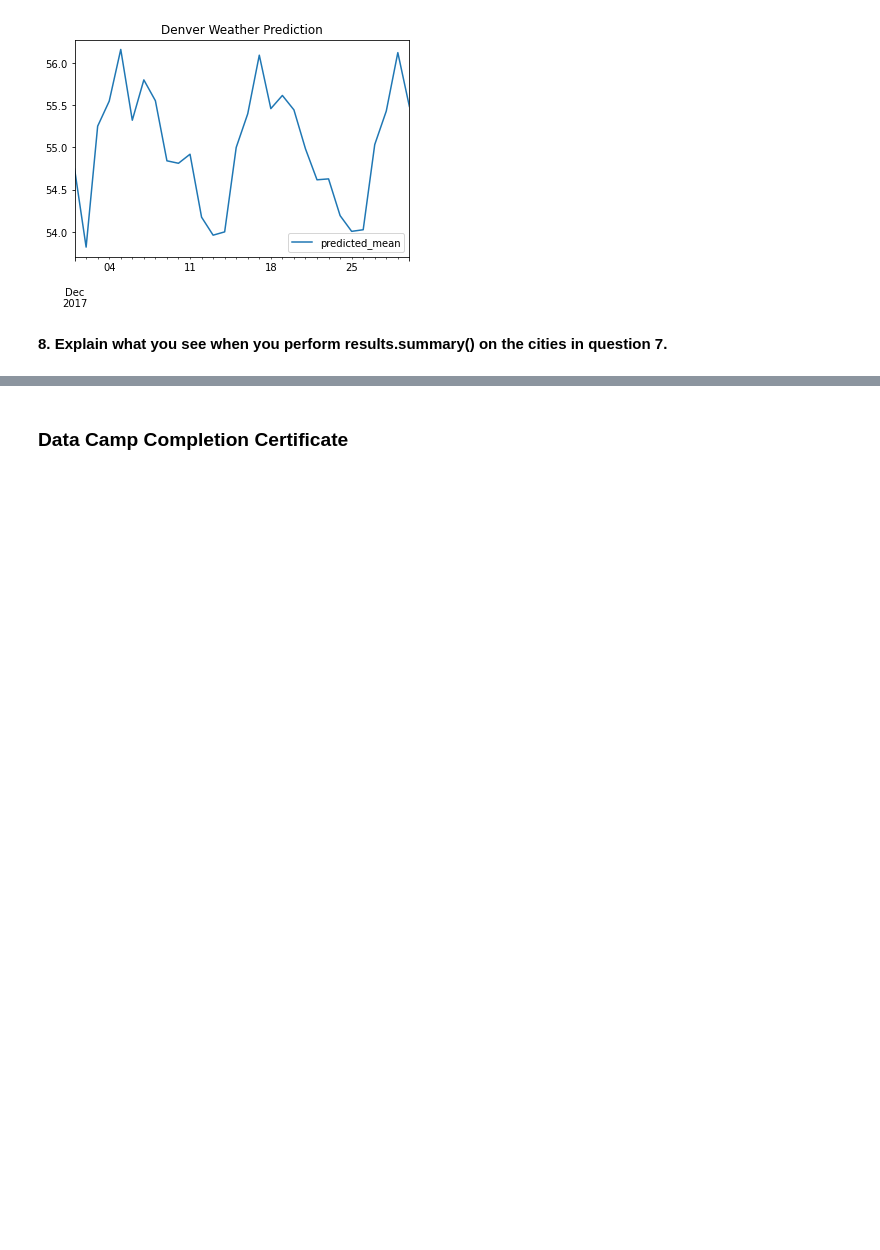
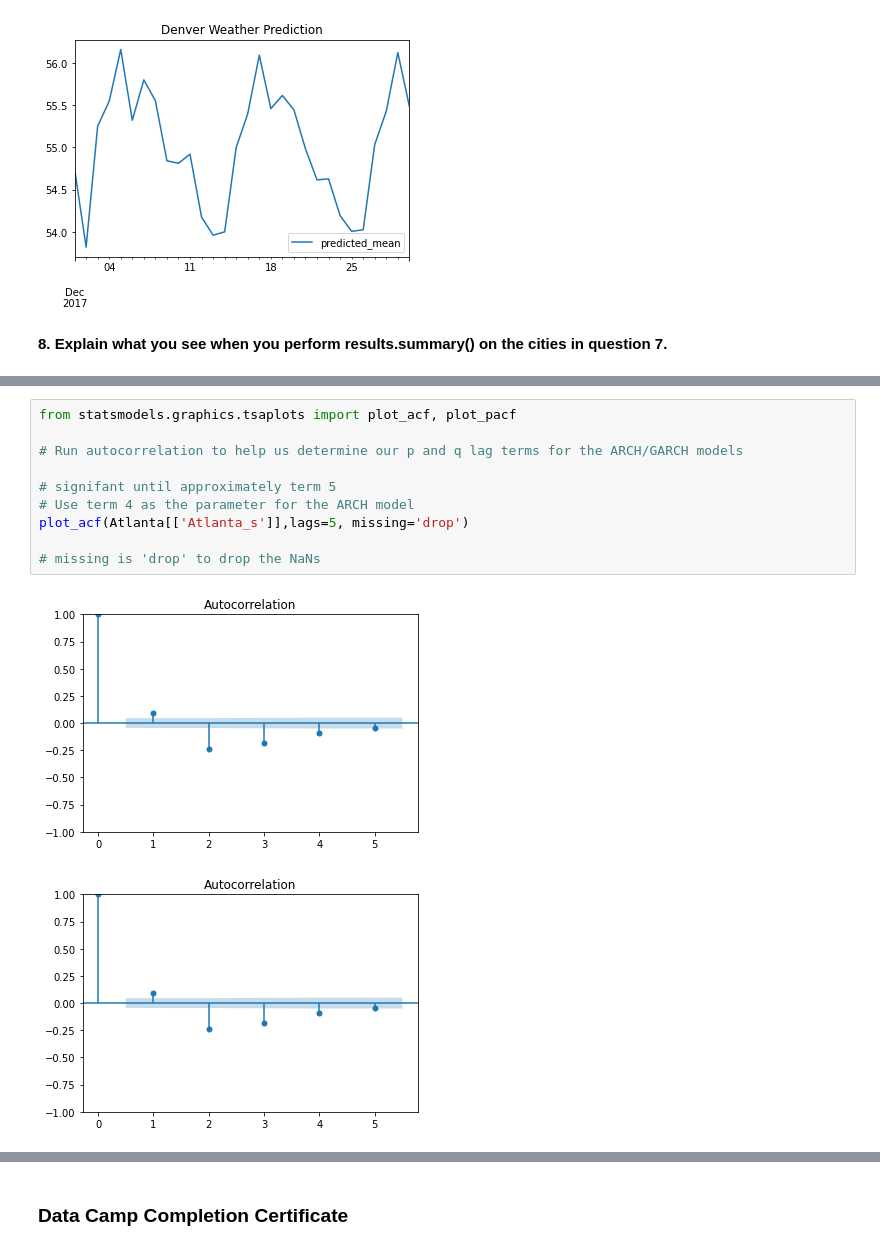
Before and after one commit to artolon/HW11-Time-Series, a Jupyter notebook: Homework11 - Time Series Analysis.ipynb, the cells around one changed output, grey strips where cells are left out. Cells and saved outputs as stored; diff of their text form; blank space fills up the shorter version.

```diff
--- a/Homework11 - Time Series Analysis.ipynb
+++ b/Homework11 - Time Series Analysis.ipynb
@@ -595,0 +633,13 @@ What do GARCH and ARCH Stand for? Break down and explain each piece in the names
+# %%
+from statsmodels.graphics.tsaplots import plot_acf, plot_pacf
+
+# Run autocorrelation to help us determine our p and q lag terms for the ARCH/GARCH models
+
+# signifant until approximately term 5
+# Use term 4 as the parameter for the ARCH model
+plot_acf(Atlanta[['Atlanta_s']],lags=5, missing='drop')
+
+# missing is 'drop' to drop the NaNs
+# %% [output]
+[figure, added]
+[figure, added]
```
Also changed, not shown: parts of 15 cells of this notebook.
